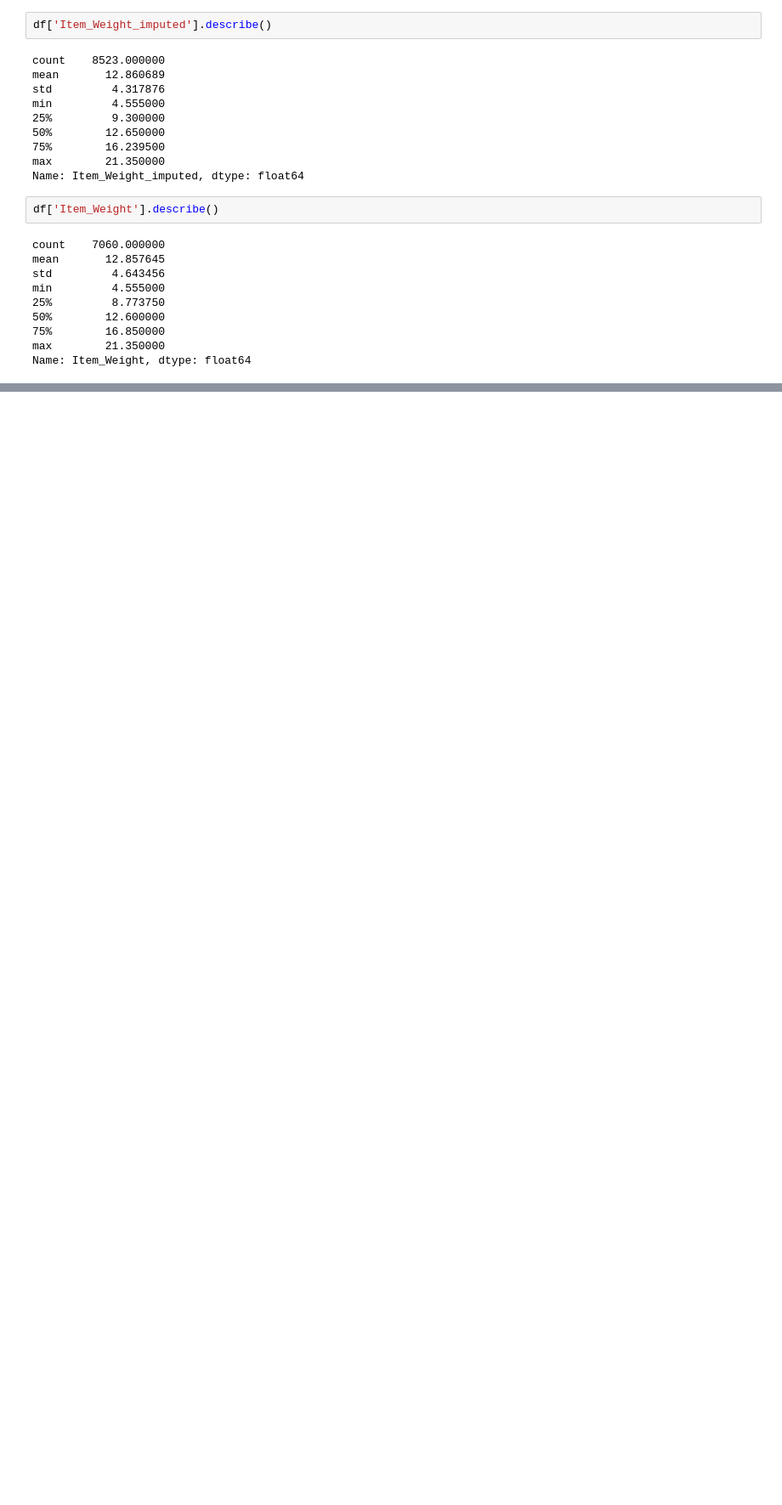
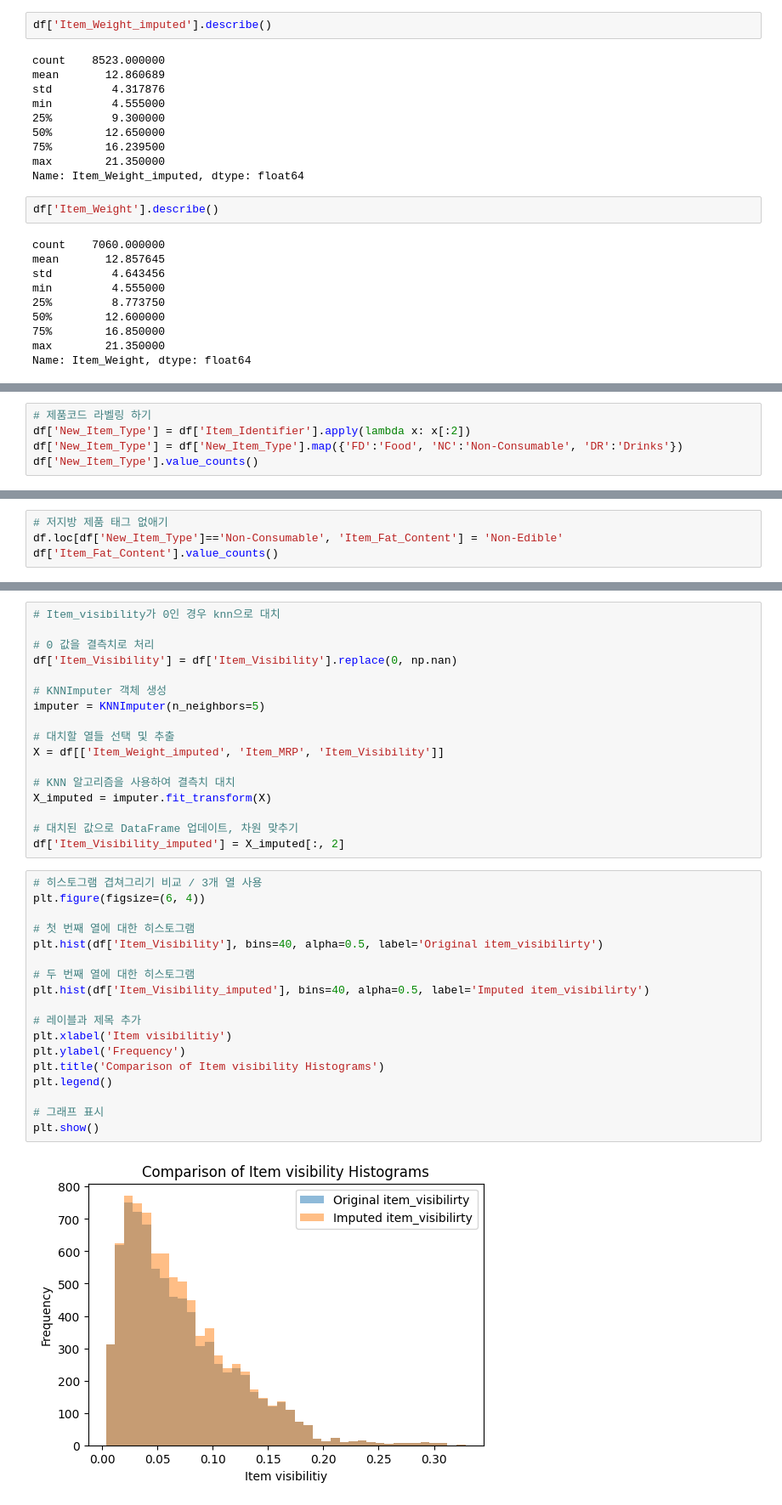
Before and after one commit to Adler-1014/SNU_ML_GROUP2, a Jupyter notebook: 머신러닝_전처리부터.ipynb, the cells around one changed output, grey strips where cells are left out. Shown: that part at 85% size. Cells and saved outputs as stored; diff of their text form; blank space fills up the shorter version.

```diff
--- a/머신러닝_전처리부터.ipynb
+++ b/머신러닝_전처리부터.ipynb
@@ -127,0 +335,5 @@ plt.show()
+# %%
+# 제품코드 라벨링 하기
+df['New_Item_Type'] = df['Item_Identifier'].apply(lambda x: x[:2])
+df['New_Item_Type'] = df['New_Item_Type'].map({'FD':'Food', 'NC':'Non-Consumable', 'DR':'Drinks'})
+df['New_Item_Type'].value_counts()
@@ -127,0 +346,4 @@ plt.show()
+# %%
+# 저지방 제품 태그 없애기
+df.loc[df['New_Item_Type']=='Non-Consumable', 'Item_Fat_Content'] = 'Non-Edible'
+df['Item_Fat_Content'].value_counts()
@@ -127,0 +356,37 @@ plt.show()
+# %%
+# Item_visibility가 0인 경우 knn으로 대치
+
+# 0 값을 결측치로 처리
+df['Item_Visibility'] = df['Item_Visibility'].replace(0, np.nan)
+
+# KNNImputer 객체 생성
+imputer = KNNImputer(n_neighbors=5)
+
+# 대치할 열들 선택 및 추출
+X = df[['Item_Weight_imputed', 'Item_MRP', 'Item_Visibility']]
+
+# KNN 알고리즘을 사용하여 결측치 대치
+X_imputed = imputer.fit_transform(X)
+
+# 대치된 값으로 DataFrame 업데이트, 차원 맞추기
+df['Item_Visibility_imputed'] = X_imputed[:, 2]
+# %%
+# 히스토그램 겹쳐그리기 비교 / 3개 열 사용
+plt.figure(figsize=(6, 4))
+
+# 첫 번째 열에 대한 히스토그램
+plt.hist(df['Item_Visibility'], bins=40, alpha=0.5, label='Original item_visibilirty')
+
+# 두 번째 열에 대한 히스토그램
+plt.hist(df['Item_Visibility_imputed'], bins=40, alpha=0.5, label='Imputed item_visibilirty')
+
+# 레이블과 제목 추가
+plt.xlabel('Item visibilitiy')
+plt.ylabel('Frequency')
+plt.title('Comparison of Item visibility Histograms')
+plt.legend()
+
+# 그래프 표시
+plt.show()
+# %% [output]
+[figure, added]
```
Also changed, not shown: parts of 46 cells of this notebook.
